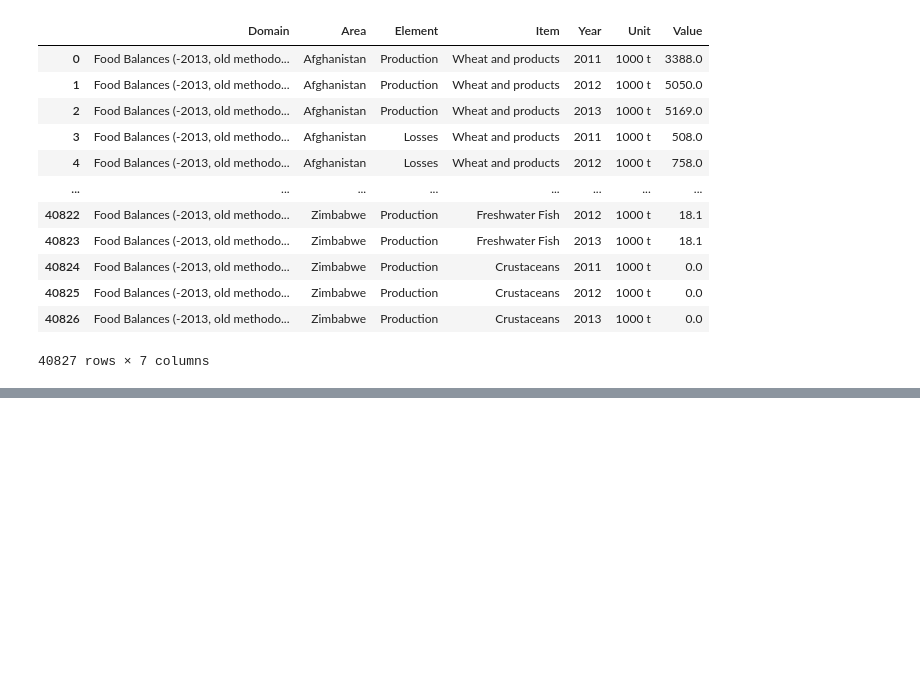
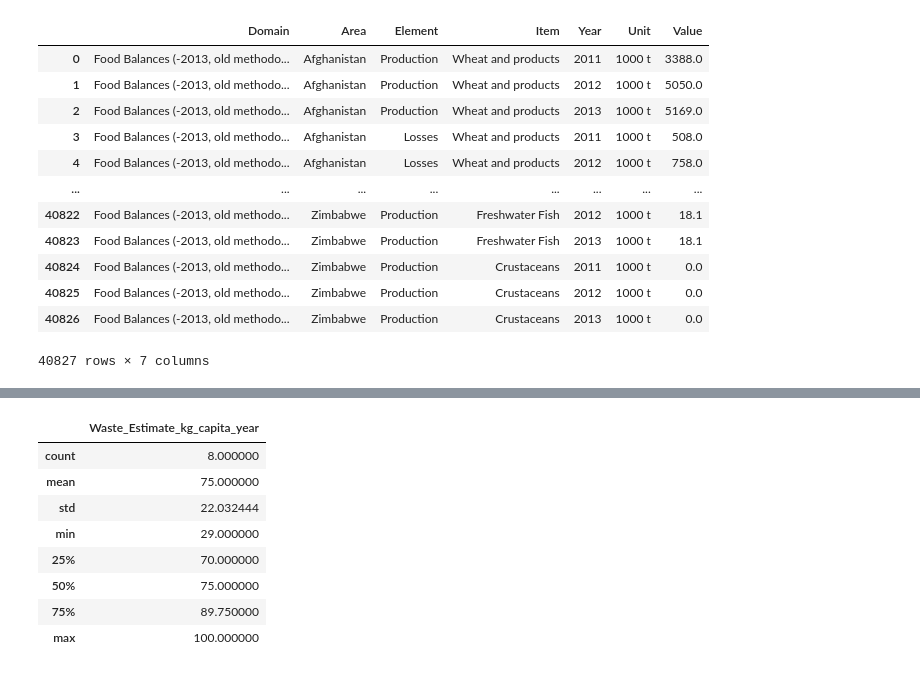
Before and after one commit to Danyxtu/Food-Waste-Analytics, a Jupyter notebook: Food-Waste-Analytics.ipynb, the cells around one changed output, grey strips where cells are left out. Saved outputs shown, nothing was run; the diff lists cells and outputs as text; code cells hidden in the pictures; blank space fills up the shorter version.

```diff
--- a/Food-Waste-Analytics.ipynb
+++ b/Food-Waste-Analytics.ipynb
@@ -86,0 +125,12 @@ NameError: name 'commodity_loss' is not defined
+# %%
+df_urban_rural[df_urban_rural['Type'] == 'Urban'].describe()
+# %% [output]
+|  | Waste_Estimate_kg_capita_year |
+| count | 8.000000 |
+| mean | 75.000000 |
+| std | 22.032444 |
+| min | 29.000000 |
+| 25% | 70.000000 |
+| 50% | 75.000000 |
+| 75% | 89.750000 |
+| max | 100.000000 |
```
Also changed, not shown: parts of 11 cells of this notebook, 11 other files.
